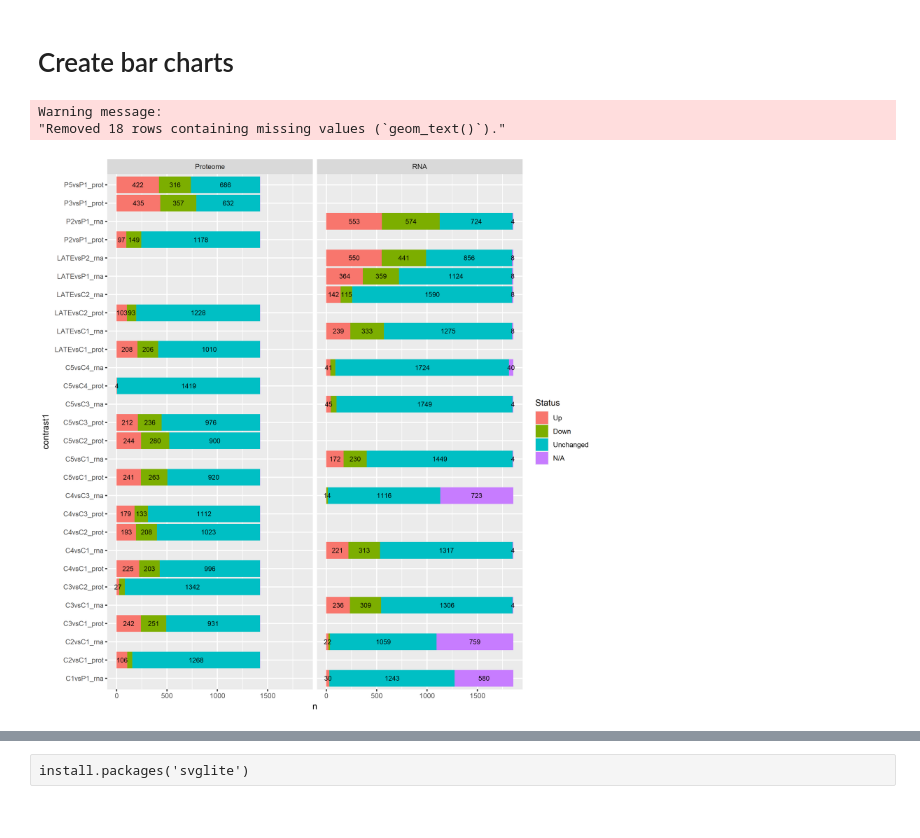
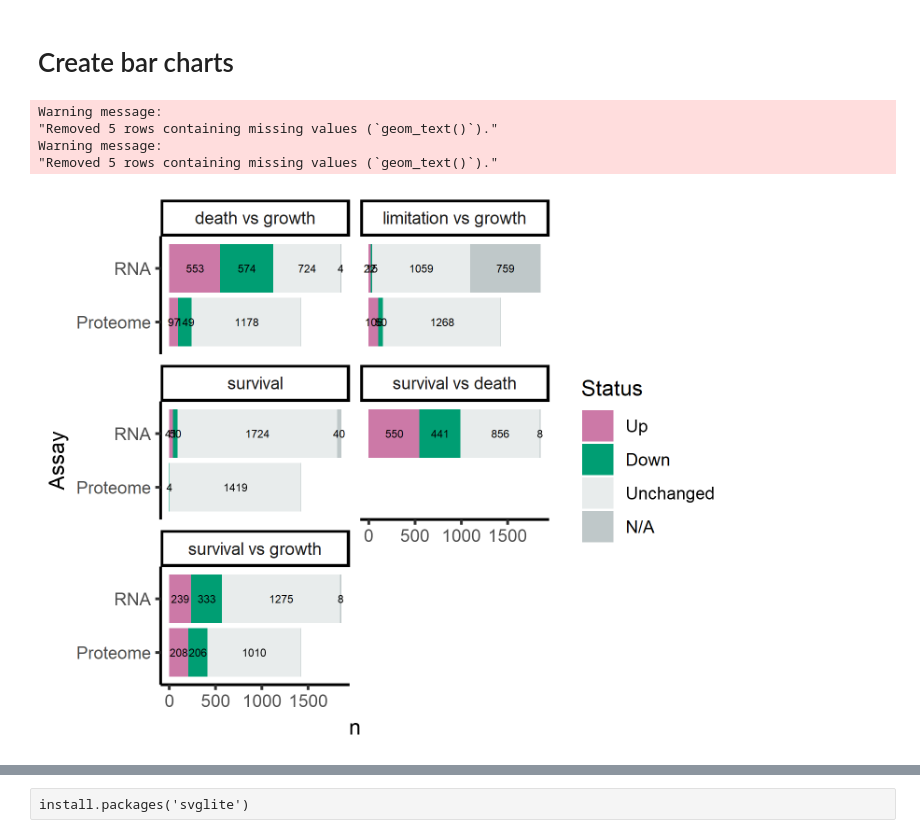
Before and after one commit to wosnat/CC1A3, a Jupyter notebook: grand_de_figure/CC1A3 MED4 grand de figure.ipynb, the cells around one changed output, grey strips where cells are left out. Drawn from its saved outputs; the diff is of its cells as text; code cells hidden in the pictures.

Commit message:
updated figures

```diff
--- a/grand_de_figure/CC1A3 MED4 grand de figure.ipynb
+++ b/grand_de_figure/CC1A3 MED4 grand de figure.ipynb
@@ -35,6 +52,14 @@ library(ggrepel)
 # %% [output]
 Warning message:
 "package 'ggrepel' was built under R version 4.2.1"
+# %%
+status_palette <- c(
+  "Up" = "#CC79A7",        # Green
+  "Down" = "#009E73",      # Red
+  "DE" = "#0072B2",      # Red
+  "Unchanged" = "#e8ecec", # Gray
+  "N/A" = "#bfc8c9"        # Light Yellow
+)
 # %%
 options(repr.plot.width = 10, repr.plot.height = 10, repr.plot.res = 300)
 # %%
@@ -95,0 +133,14 @@ Description:
+# %%
+df_de_stats = df_all_orig %>%
+    mutate(is_de = padj < 0.05) %>%
+    mutate(no_value = is.na(padj)) %>%
+    group_by(Assay,contrast1) %>%
+    summarise(
+        Up=sum(up, na.rm = TRUE),
+        Down=sum(down, na.rm = TRUE),
+        #DE=sum(is_de, na.rm = TRUE),
+        Unchanged=sum(!is_de, na.rm = TRUE),
+        'N/A'=sum(no_value, na.rm = TRUE),
+       # Total=n(),
+    )
+df_de_stats
@@ -134,3 +300,5 @@ df_de_stats %>% select(-Assay,-contrast1) %>%rowSums()
 mdf_de_stats= pivot_longer(
     df_de_stats, !Assay & !contrast1,  names_to = 'Status', values_to = 'n'
 )
+# %%
+mdf_de_stats = mdf_de_stats %>% mutate(comparison = lookuptable[contrast1])
@@ -147,15 +346,21 @@ mdf_de_stats = mdf_de_stats %>%
 # %%
-ggplot(mdf_de_stats, aes(y = contrast1, x = n, fill = Status)) +
+ggplot(mdf_de_stats %>% filter(comparison != 'other'), aes(y = Assay, x = n, fill = Status)) +
   geom_col(position = position_stack(reverse = TRUE)) +
+  scale_fill_manual(values = status_palette) +
+
   geom_text(
     aes(label = ifelse(n < 3, NA, n)),
     position = position_stack(reverse = TRUE, vjust = 0.5),
-    check_overlap = TRUE,
-      size=3,
+   # check_overlap = TRUE,
+      size=2,
   ) +
-    facet_grid(~Assay)
+    facet_wrap(~comparison, ncol = 2) +
+    theme_classic()
   #labs(title = "Stacked Bar Chart with Labels")
+ggsave('figures/MED4_degenes_bars.svg', height = 4, width = 4)
 # %% [output]
 Warning message:
-"Removed 18 rows containing missing values (`geom_text()`)."
+"Removed 5 rows containing missing values (`geom_text()`)."
+Warning message:
+"Removed 5 rows containing missing values (`geom_text()`)."
-[figure, old version]
+[figure, new version]
```
Also changed, not shown: parts of 21 cells of this notebook, 16 other files.
